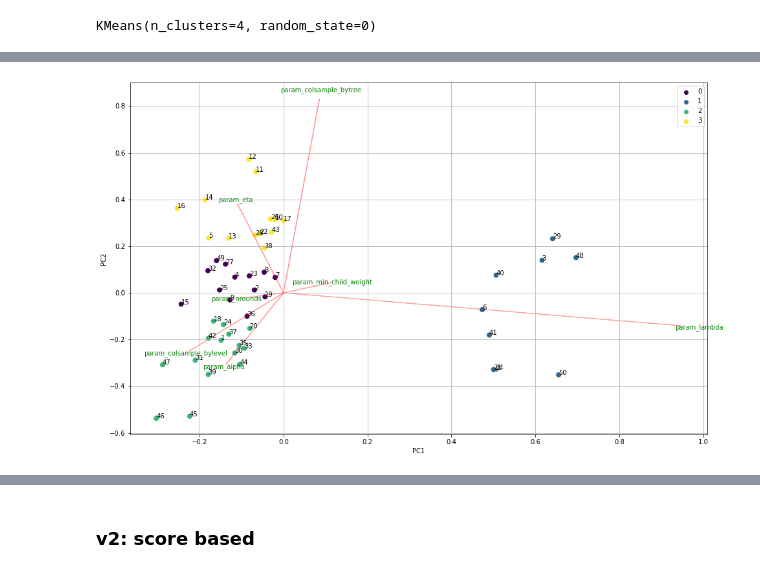
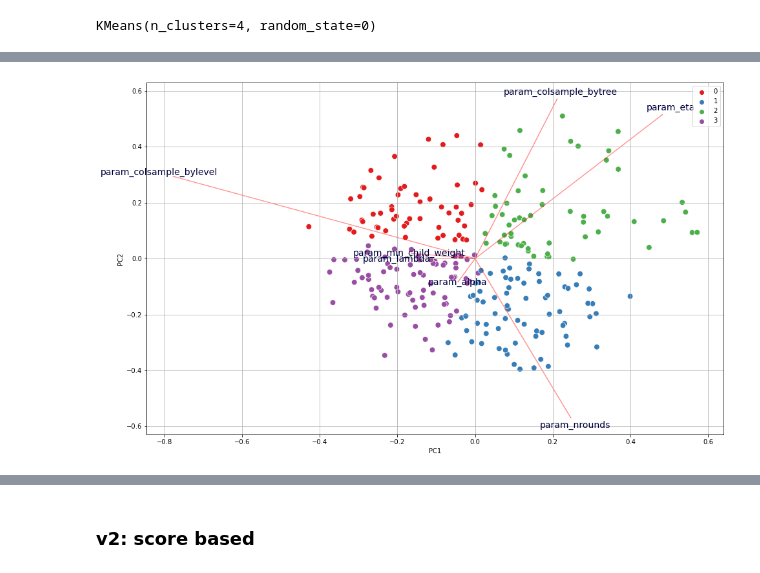
Before and after one commit to okcze/WB2021_projekt, a Jupyter notebook: dimension_reduction.ipynb, the cells around one changed output, grey strips where cells are left out. Cells and saved outputs as stored; diff of their text form; code cells hidden in the pictures.

```diff
--- a/dimension_reduction.ipynb
+++ b/dimension_reduction.ipynb
@@ -10,7 +10,7 @@ import matplotlib.pyplot as plt
 import seaborn as sns
 from sklearn.preprocessing import MinMaxScaler
 # %%
-df_raw = pd.read_csv("CV_results.csv")
+df_raw = pd.read_csv("CV_results_2_fixed.csv")
 # %%
 df_raw.info()
 # %% [output]
@@ -61,3 +61,7 @@ kmeans.fit(pca)
 KMeans(n_clusters=4, random_state=0)
 # %%
 y = kmeans.predict(pca)
+# %%
+colors = ['#e41a1c','#377eb8','#4daf4a','#984ea3']
+# %%
+customPalette = sns.set_palette(sns.color_palette(colors))
@@ -64,30 +73,32 @@ y = kmeans.predict(pca)
 # %%
 def myplot(score,coeff,points,hue,labels=None):
     xs = score[:,0]
     ys = score[:,1]
     n = coeff.shape[0]
     scalex = 1.0/(xs.max() - xs.min())
     scaley = 1.0/(ys.max() - ys.min())
     fig, ax = plt.subplots(figsize=(16,10))
     #ax.scatter(xs * scalex,ys * scaley,s=5)
-    sns.scatterplot(x=(xs*scalex), y=(ys*scalex), hue=hue, palette='viridis', s=75)
-    for i, txt in enumerate(points):
-        ax.annotate(txt, ((xs*scalex)[i], (ys*scalex)[i]), fontsize=10)
+    sns.scatterplot(x=(xs*scalex), y=(ys*scalex), hue=hue, palette=colors, s=75)
+#     for i, txt in enumerate(points):
+#         ax.annotate(txt, ((xs*scalex)[i], (ys*scalex)[i]), fontsize=10)
     for i in range(n):
         plt.arrow(0, 0, coeff[i,0], coeff[i,1],color = 'r',alpha = 0.3)
         if labels is None:
             plt.text(coeff[i,0], coeff[i,1], "Var"+str(i+1), color = 'green', ha = 'center', va = 'center')
         else:
-            plt.text(coeff[i,0]* 1.05, coeff[i,1] * 1.05, labels[i], color = 'g', ha = 'center', va = 'center')
+            plt.text(coeff[i,0]* 1.05, coeff[i,1] * 1.05, labels[i], color = '#00003d',
+                     fontsize=14, ha = 'center', va = 'center')
 
     plt.xlabel("PC{}".format(1))
     plt.ylabel("PC{}".format(2))
     plt.grid()
+#     plt.savefig('images/models_v3.png')
     plt.show()
 
 myplot(pca[:,0:2],np.transpose(pcamodel.components_[0:2, :]),df_raw['rank_test_roc_auc'], y, (df.columns))
 # %% [output]
-[figure, old version]
+[figure, new version]
 # %%
 y
 # %% [output]
```
Also changed, not shown: parts of 12 cells of this notebook, 1 other file.
